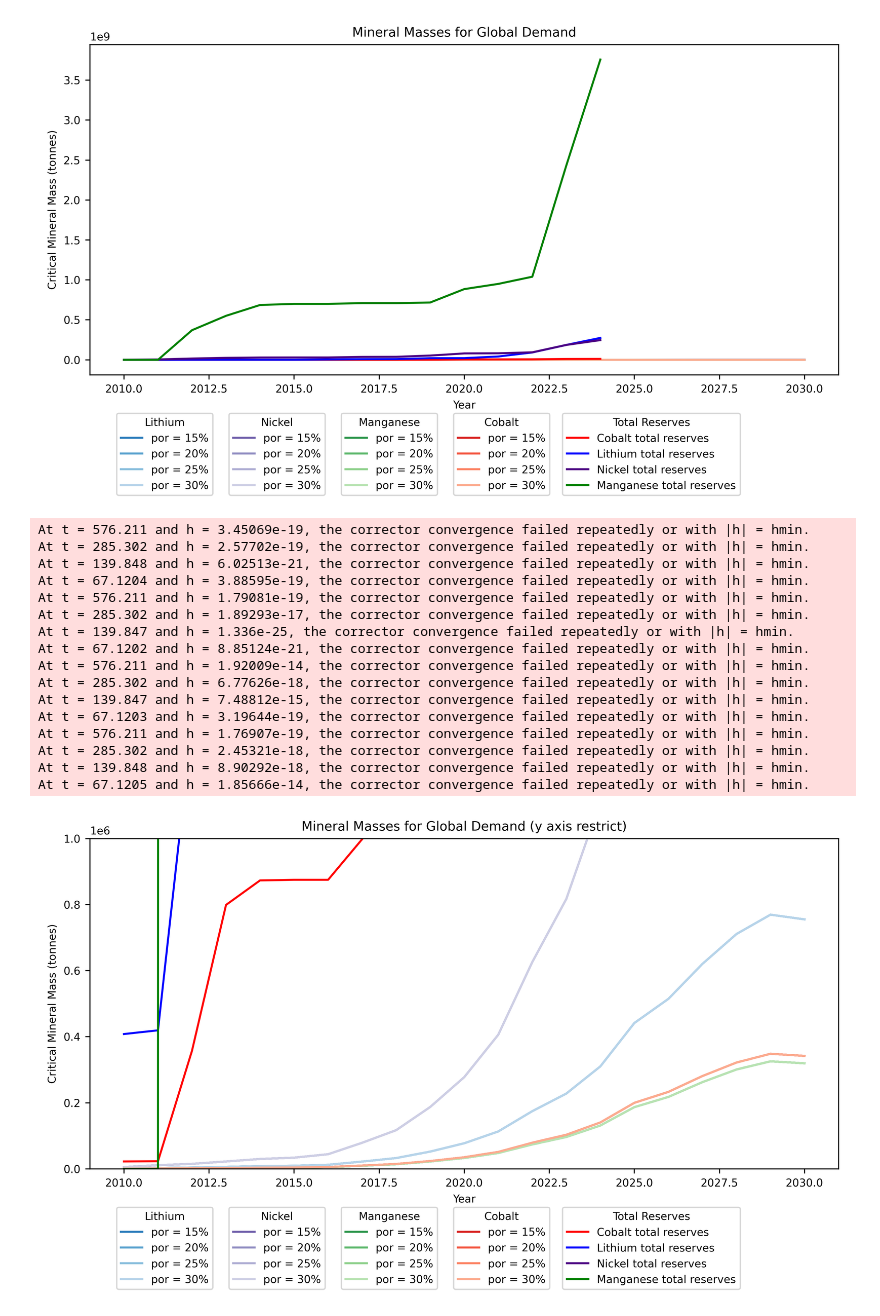
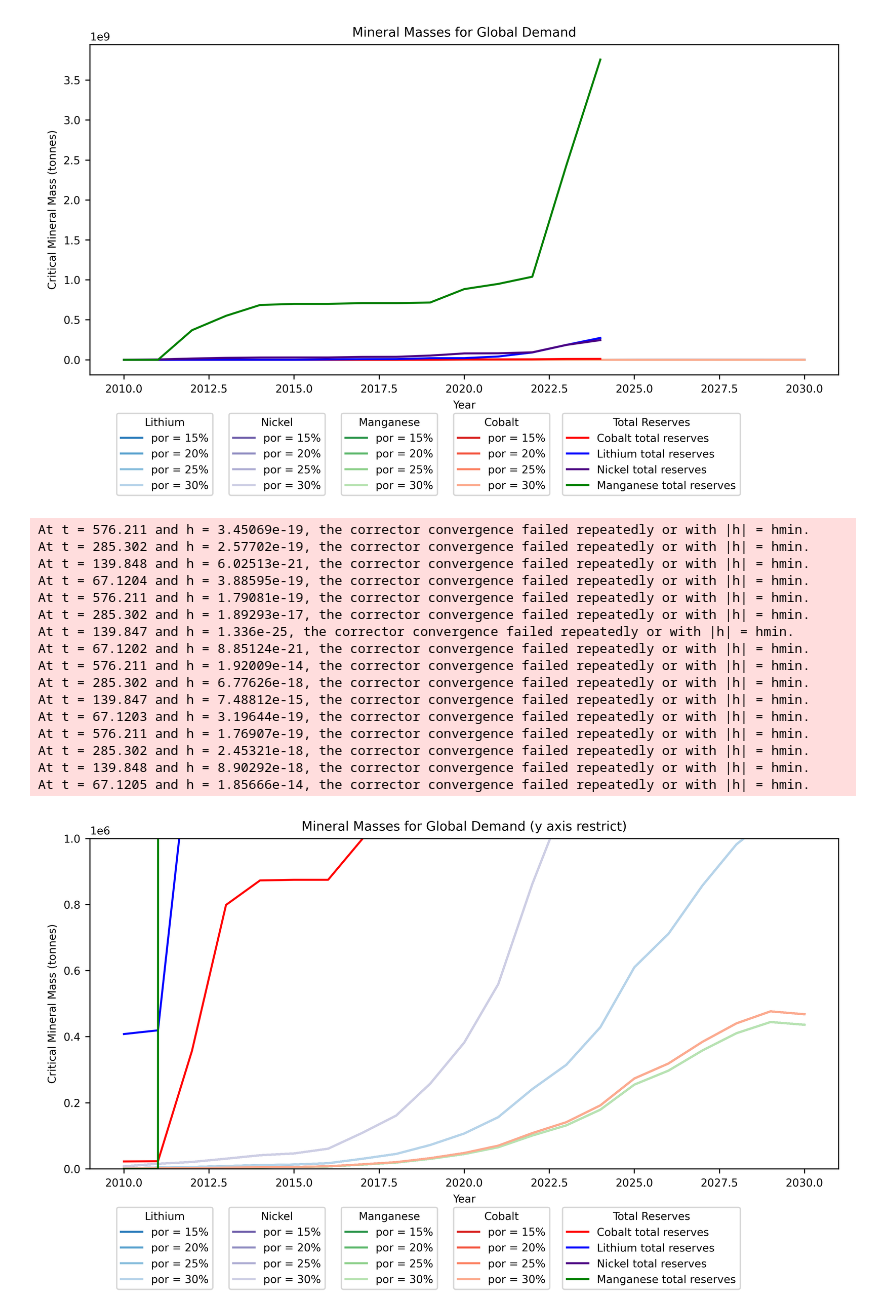
Before and after one commit to changbatterygroup/CriticalMinerals, a Jupyter notebook: isabela_pybamm_critmin_plots/S&P_pybamm_combined.ipynb, the cells around one changed output. Saved outputs shown, nothing was run; the diff lists cells and outputs as text; code cells hidden in the pictures.

```diff
--- a/isabela_pybamm_critmin_plots/S&P_pybamm_combined.ipynb
+++ b/isabela_pybamm_critmin_plots/S&P_pybamm_combined.ipynb
@@ -197,20 +202,20 @@ ax2.axis('off')
 for c, (v, p) in enumerate(zip(av_voltages_NMC, porosities)):
 
     Li_mass_por_LFP = [AM_calc(yr, v, "LFP")[0] for yr in df_demand['gwh_LFP']]
-    Li_mass_por_NMC = [AM_calc(yr, v, 811)[0] for yr in df_demand['gwh_NMC']]
+    Li_mass_por_NMC = [AM_calc(yr, v, "NMC811")[0] for yr in df_demand['gwh_NMC']]
     Li_mass_por_tot = [Li_mass_por_LFP[i] + Li_mass_por_NMC[i] for i in range(len(Li_mass_por_LFP))]
     line, = ax1.plot(df_demand['Year'], Li_mass_por_tot, label = f'por = {p*100:.0f}%', color = Li_color[c])
     Li_lines.append(line)
 
-    Ni_mass_por = [AM_calc(yr, v, 811)[1] for yr in df_demand['gwh_NMC']]
+    Ni_mass_por = [AM_calc(yr, v, "NMC811")[1] for yr in df_demand['gwh_NMC']]
     line, = ax1.plot(df_demand['Year'], Ni_mass_por, label = f'por = {p*100:.0f}%', color = Ni_color[c])
     Ni_lines.append(line)
 
-    Mn_mass_por = [AM_calc(yr, v, 811)[2] for yr in df_demand['gwh_NMC']]
+    Mn_mass_por = [AM_calc(yr, v, "NMC811")[2] for yr in df_demand['gwh_NMC']]
     line, = ax1.plot(df_demand['Year'], Mn_mass_por, label = f'por = {p*100:.0f}%', color = Mn_color[c])
     Mn_lines.append(line)
 
-    Co_mass_por = [AM_calc(yr, v, 811)[3] for yr in df_demand['gwh_NMC']]
+    Co_mass_por = [AM_calc(yr, v, "NMC811")[3] for yr in df_demand['gwh_NMC']]
     line, = ax1.plot(df_demand['Year'], Co_mass_por, label = f'por = {p*100:.0f}%', color = Co_color[c])
     Co_lines.append(line)
 
@@ -375,20 +380,20 @@ ax2.axis('off')
 for c, (v, p) in enumerate(zip(av_voltages_NMC, porosities)):
 
     Li_mass_por_LFP = [AM_calc(yr, v, "LFP")[0] for yr in df_demand['gwh_LFP']]
-    Li_mass_por_NMC = [AM_calc(yr, v, 811)[0] for yr in df_demand['gwh_NMC']]
+    Li_mass_por_NMC = [AM_calc(yr, v, "NMC811")[0] for yr in df_demand['gwh_NMC']]
     Li_mass_por_tot = [Li_mass_por_LFP[i] + Li_mass_por_NMC[i] for i in range(len(Li_mass_por_LFP))]
     line, = ax1.plot(df_demand['Year'], Li_mass_por_tot, label = f'por = {p*100:.0f}%', color = Li_color[c])
     Li_lines.append(line)
 
-    Ni_mass_por = [AM_calc(yr, v, 811)[1] for yr in df_demand['gwh_NMC']]
+    Ni_mass_por = [AM_calc(yr, v, "NMC811")[1] for yr in df_demand['gwh_NMC']]
     line, = ax1.plot(df_demand['Year'], Ni_mass_por, label = f'por = {p*100:.0f}%', color = Ni_color[c])
     Ni_lines.append(line)
 
-    Mn_mass_por = [AM_calc(yr, v, 811)[2] for yr in df_demand['gwh_NMC']]
+    Mn_mass_por = [AM_calc(yr, v, "NMC811")[2] for yr in df_demand['gwh_NMC']]
     line, = ax1.plot(df_demand['Year'], Mn_mass_por, label = f'por = {p*100:.0f}%', color = Mn_color[c])
     Mn_lines.append(line)
 
-    Co_mass_por = [AM_calc(yr, v, 811)[3] for yr in df_demand['gwh_NMC']]
+    Co_mass_por = [AM_calc(yr, v, "NMC811")[3] for yr in df_demand['gwh_NMC']]
     line, = ax1.plot(df_demand['Year'], Co_mass_por, label = f'por = {p*100:.0f}%', color = Co_color[c])
     Co_lines.append(line)
 
@@ -562,20 +567,20 @@ ax2.axis('off')
 for c, (v, p) in enumerate(zip(av_voltages_NMC, porosities)):
 
     Li_mass_por_LFP = [AM_calc(yr, v, "LFP")[0] for yr in df_demand['gwh_LFP']]
-    Li_mass_por_NMC = [AM_calc(yr, v, 811)[0] for yr in df_demand['gwh_NMC']]
+    Li_mass_por_NMC = [AM_calc(yr, v, "NMC811")[0] for yr in df_demand['gwh_NMC']]
     Li_mass_por_tot = [Li_mass_por_LFP[i] + Li_mass_por_NMC[i] for i in range(len(Li_mass_por_LFP))]
     line, = ax1.plot(df_demand['Year'], Li_mass_por_tot, label = f'por = {p*100:.0f}%', color = Li_color[c])
     Li_lines.append(line)
 
-    Ni_mass_por = [AM_calc(yr, v, 811)[1] for yr in df_demand['gwh_NMC']]
+    Ni_mass_por = [AM_calc(yr, v, "NMC811")[1] for yr in df_demand['gwh_NMC']]
     line, = ax1.plot(df_demand['Year'], Ni_mass_por, label = f'por = {p*100:.0f}%', color = Ni_color[c])
     Ni_lines.append(line)
 
-    Mn_mass_por = [AM_calc(yr, v, 811)[2] for yr in df_demand['gwh_NMC']]
+    Mn_mass_por = [AM_calc(yr, v, "NMC811")[2] for yr in df_demand['gwh_NMC']]
     line, = ax1.plot(df_demand['Year'], Mn_mass_por, label = f'por = {p*100:.0f}%', color = Mn_color[c])
     Mn_lines.append(line)
 
-    Co_mass_por = [AM_calc(yr, v, 811)[3] for yr in df_demand['gwh_NMC']]
+    Co_mass_por = [AM_calc(yr, v, "NMC811")[3] for yr in df_demand['gwh_NMC']]
     line, = ax1.plot(df_demand['Year'], Co_mass_por, label = f'por = {p*100:.0f}%', color = Co_color[c])
     Co_lines.append(line)
 
@@ -597,34 +602,34 @@ ax1.set_xlabel('Year')
 ax1.set_ylabel('Critical Mineral Mass (tonnes)')
 ax1.set_title('Mineral Masses for Global Demand (y axis restrict)')
 ax1.set_ylim(0, 1e6)
 
 li_legend = ax1.legend(handles = Li_lines, title = "Lithium", loc = 'upper center', bbox_to_anchor = (0.10, -0.1), ncol = 1)
 ax1.add_artist(li_legend)
 ni_legend = ax1.legend(handles = Ni_lines, title = "Nickel", loc = 'upper center', bbox_to_anchor = (0.25, -0.1), ncol = 1)
 ax1.add_artist(ni_legend)
 mn_legend = ax1.legend(handles = Mn_lines, title = "Manganese", loc = 'upper center', bbox_to_anchor = (0.40, -0.1), ncol = 1)
 ax1.add_artist(mn_legend)
 co_legend = ax1.legend(handles = Co_lines, title = "Cobalt", loc = 'upper center', bbox_to_anchor = (0.55, -0.1), ncol = 1)
 ax1.add_artist(co_legend)
 reserves_legend = ax1.legend(handles=reserves_lines, title = "Total Reserves", loc = 'upper center', bbox_to_anchor = (0.75, -0.1), ncol = 1)
 # %% [output]
 At t = 576.211 and h = 3.45069e-19, the corrector convergence failed repeatedly or with |h| = hmin.
 At t = 285.302 and h = 2.57702e-19, the corrector convergence failed repeatedly or with |h| = hmin.
 At t = 139.848 and h = 6.02513e-21, the corrector convergence failed repeatedly or with |h| = hmin.
 At t = 67.1204 and h = 3.88595e-19, the corrector convergence failed repeatedly or with |h| = hmin.
 At t = 576.211 and h = 1.79081e-19, the corrector convergence failed repeatedly or with |h| = hmin.
 At t = 285.302 and h = 1.89293e-17, the corrector convergence failed repeatedly or with |h| = hmin.
 At t = 139.847 and h = 1.336e-25, the corrector convergence failed repeatedly or with |h| = hmin.
 At t = 67.1202 and h = 8.85124e-21, the corrector convergence failed repeatedly or with |h| = hmin.
 At t = 576.211 and h = 1.92009e-14, the corrector convergence failed repeatedly or with |h| = hmin.
 At t = 285.302 and h = 6.77626e-18, the corrector convergence failed repeatedly or with |h| = hmin.
 At t = 139.847 and h = 7.48812e-15, the corrector convergence failed repeatedly or with |h| = hmin.
 At t = 67.1203 and h = 3.19644e-19, the corrector convergence failed repeatedly or with |h| = hmin.
 At t = 576.211 and h = 1.76907e-19, the corrector convergence failed repeatedly or with |h| = hmin.
 At t = 285.302 and h = 2.45321e-18, the corrector convergence failed repeatedly or with |h| = hmin.
 At t = 139.848 and h = 8.90292e-18, the corrector convergence failed repeatedly or with |h| = hmin.
 At t = 67.1205 and h = 1.85666e-14, the corrector convergence failed repeatedly or with |h| = hmin.
-[figure, old version]
+[figure, new version]
 # %%
 # log scale + assume static reserves past 2025
 
```
Also changed, not shown: parts of 7 cells of this notebook.
